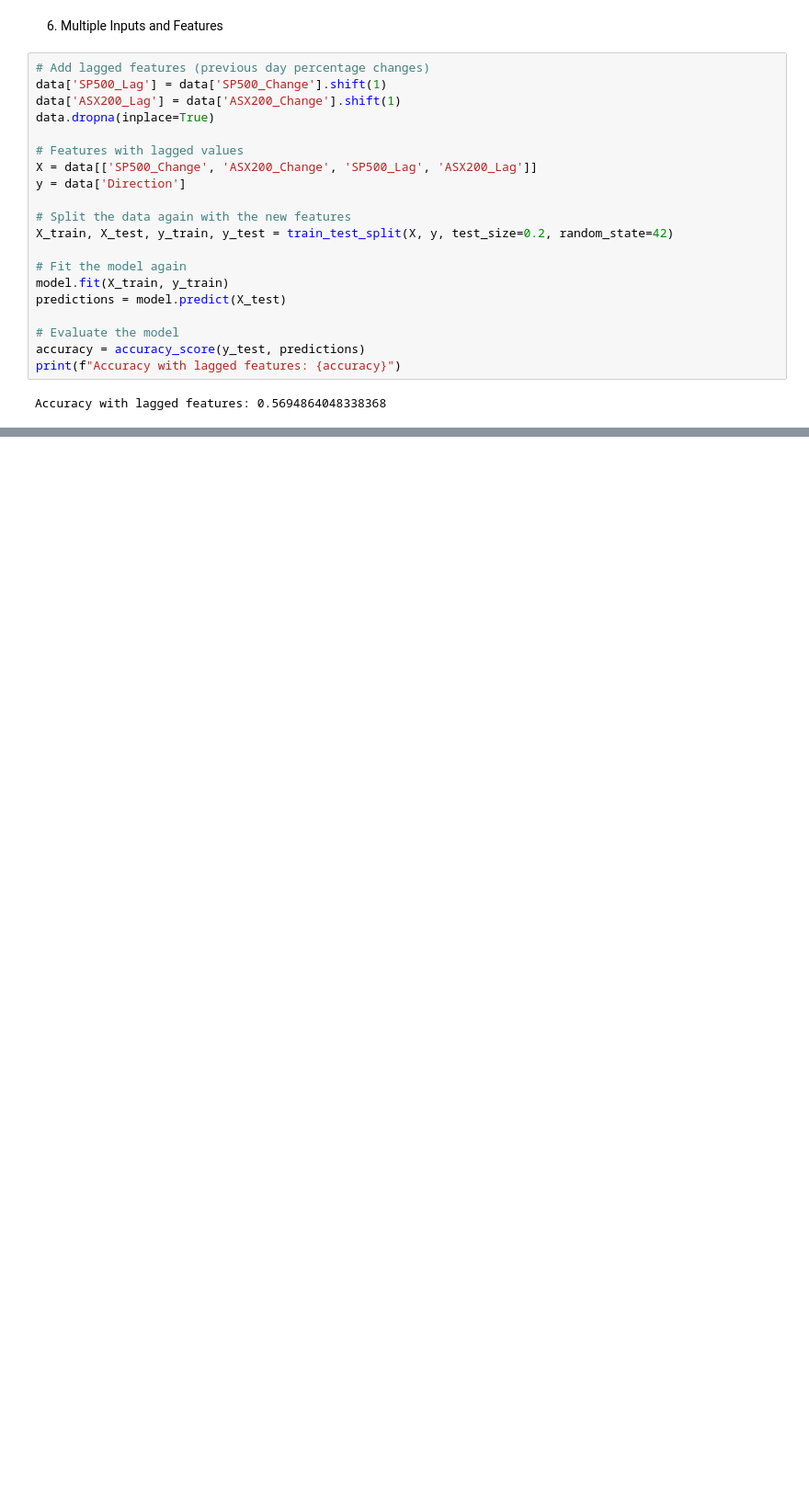
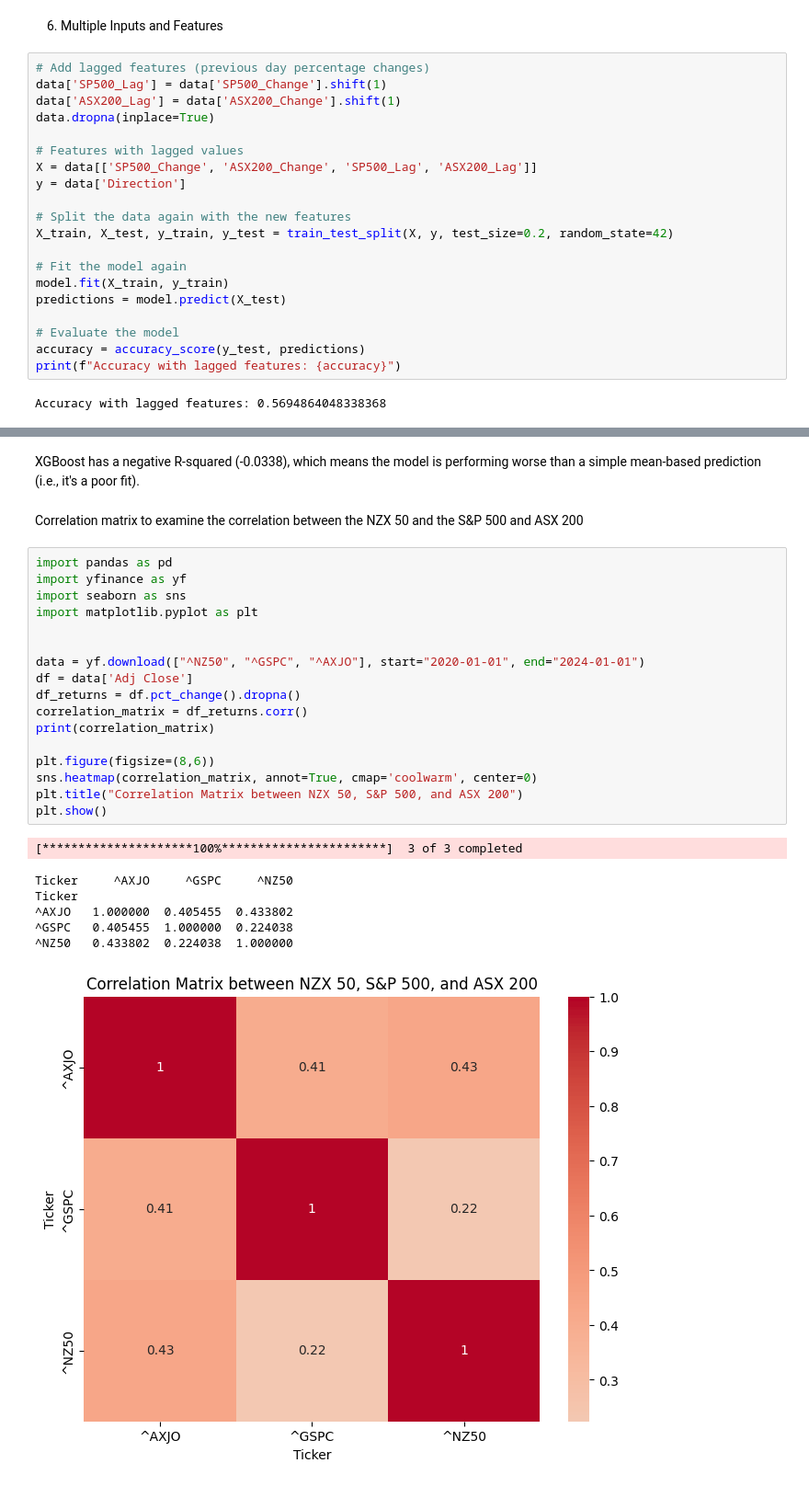
Before and after one commit to yosgi/study-in-lincoln, a Jupyter notebook: BigData, MachineLearning/Assignment2/P2_44.ipynb, the cells around one changed output, grey strips where cells are left out. Shown at 92% size. Cells and saved outputs as stored; diff of their text form; blank space fills up the shorter version.

```diff
--- a/BigData, MachineLearning/Assignment2/P2_44.ipynb
+++ b/BigData, MachineLearning/Assignment2/P2_44.ipynb
@@ -146,0 +175,30 @@ Prediction for new data: Up
+# %% [markdown]
+XGBoost has a negative R-squared (-0.0338), which means the model is performing worse than a simple mean-based prediction (i.e., it's a poor fit).
+# %% [markdown]
+
+Correlation matrix to examine the correlation between the NZX 50 and the S&P 500 and ASX 200
+# %%
+import pandas as pd
+import yfinance as yf
+import seaborn as sns
+import matplotlib.pyplot as plt
+
+
+data = yf.download(["^NZ50", "^GSPC", "^AXJO"], start="2020-01-01", end="2024-01-01")
+df = data['Adj Close']
+df_returns = df.pct_change().dropna()
+correlation_matrix = df_returns.corr()
+print(correlation_matrix)
+
+plt.figure(figsize=(8,6))
+sns.heatmap(correlation_matrix, annot=True, cmap='coolwarm', center=0)
+plt.title("Correlation Matrix between NZX 50, S&P 500, and ASX 200")
+plt.show()
+# %% [output]
+[*********************100%***********************]  3 of 3 completed
+Ticker     ^AXJO     ^GSPC     ^NZ50
+Ticker
+^AXJO   1.000000  0.405455  0.433802
+^GSPC   0.405455  1.000000  0.224038
+^NZ50   0.433802  0.224038  1.000000
+[figure, added]
```
Also changed, not shown: parts of 7 cells of this notebook.
